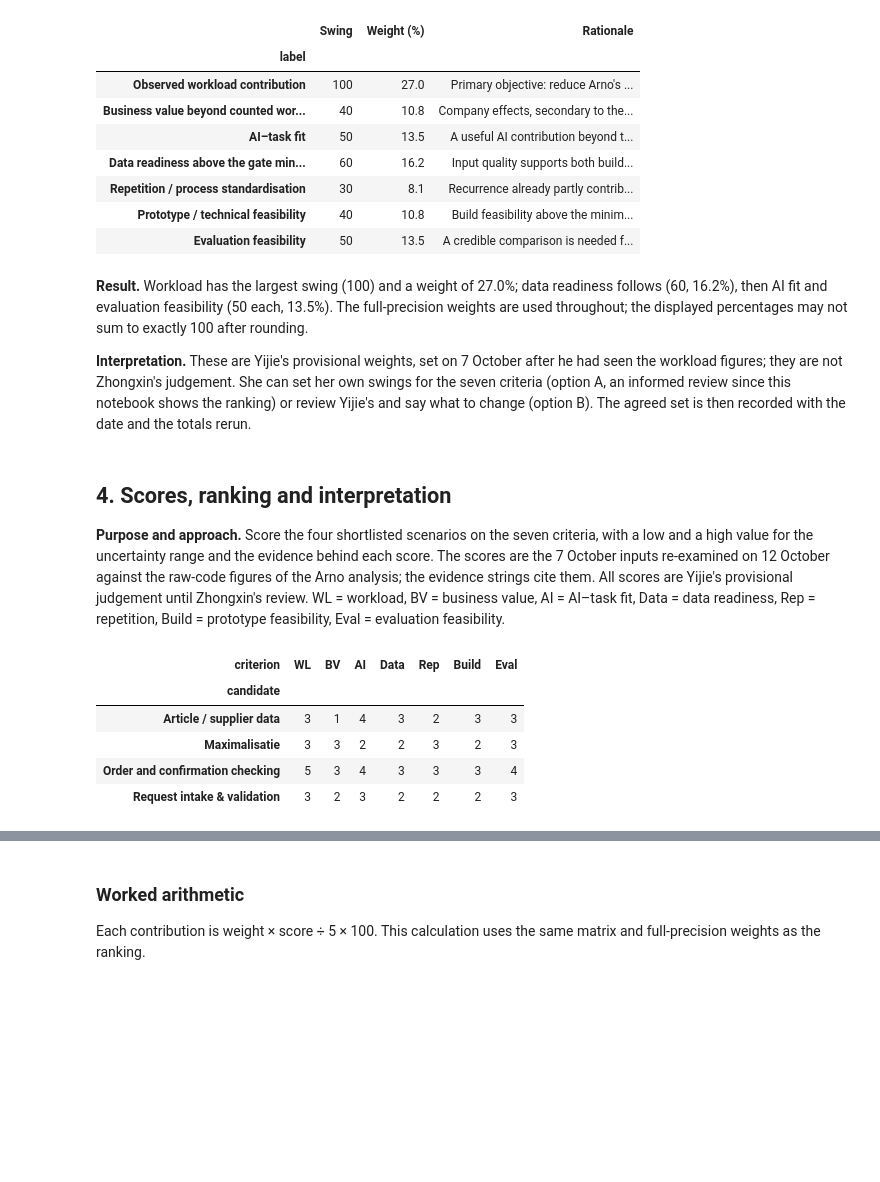
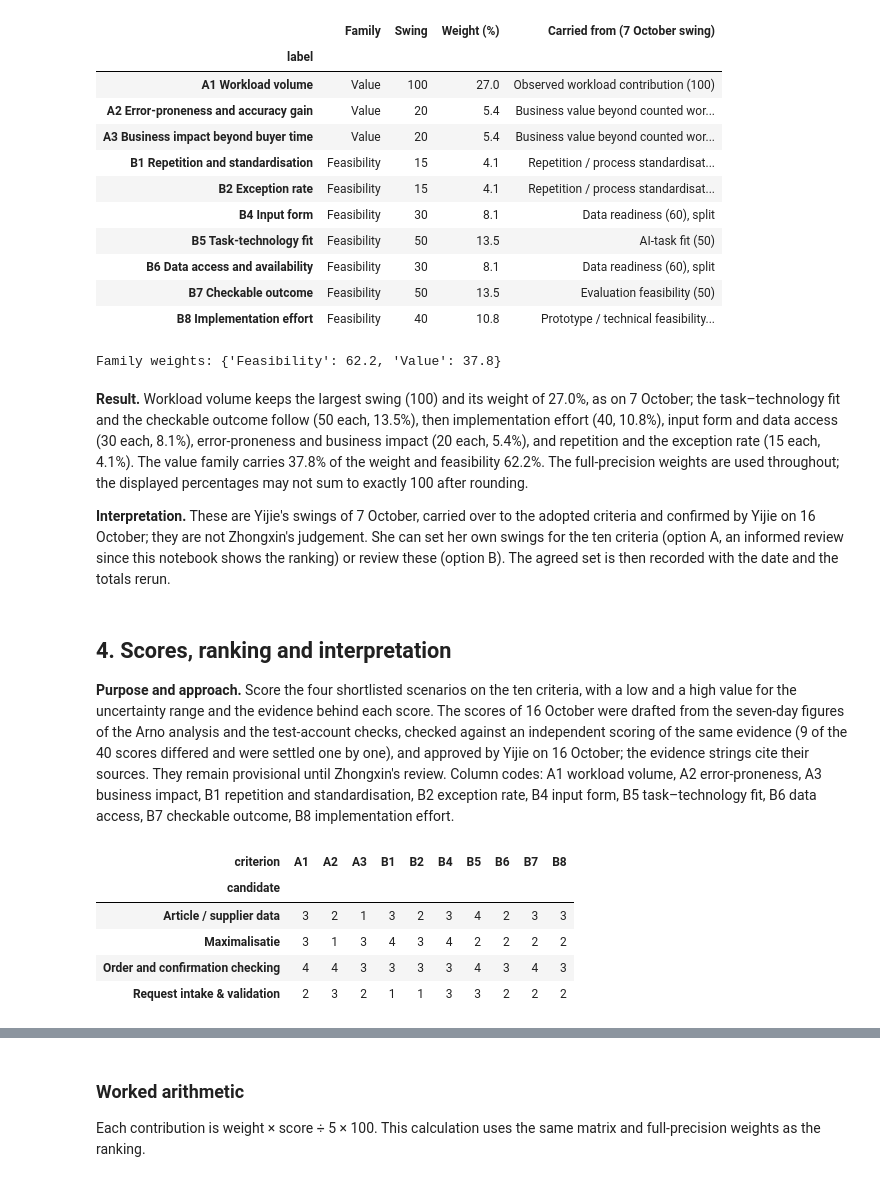
Before and after one commit to Luuuuuig/Bachelor-End-Project, a Jupyter notebook: Focal_Case_Selection_2026-10-07.ipynb, the cells around one changed output, grey strips where cells are left out. Saved outputs shown, nothing was run; the diff lists cells and outputs as text; code cells hidden in the pictures; blank space fills up the shorter version.

```diff
--- a/Focal_Case_Selection_2026-10-07.ipynb
+++ b/Focal_Case_Selection_2026-10-07.ipynb
@@ -517,37 +618,46 @@ A failed gate cannot be turned into a score of 1. The score-5 anchor for busines
 # %%
-# Yijie's provisional swings of 7 October (docs/analyze/Swing_Weights_Yijie_2026-10-07.md); not Zhongxin's
-weights = pd.DataFrame([('workload', 'Observed workload contribution', 100), ('business_value', 'Business value beyond counted workload', 40), ('ai_fit', 'AI–task fit', 50), ('data_readiness', 'Data readiness above the gate minimum', 60), ('repetition', 'Repetition / process standardisation', 30), ('prototype', 'Prototype / technical feasibility', 40), ('evaluation', 'Evaluation feasibility', 50)], columns=['criterion', 'label', 'swing']).set_index('criterion')
-weights['weight'] = weights['swing'] / weights['swing'].sum()
-weight_reasons = {
-    "workload": "Primary objective: reduce Arno's workload",
-    "business_value": "Company effects, secondary to the workload objective",
-    "ai_fit": "A useful AI contribution beyond the gate minimum",
-    "data_readiness": "Input quality supports both build and test",
-    "repetition": "Recurrence already partly contributes to workload",
-    "prototype": "Build feasibility above the minimum gate",
-    "evaluation": "A credible comparison is needed for SQ5",
-}
-weight_view = weights.set_index("label").rename(columns={"swing":"Swing", "weight":"Weight (%)"})
+# The adopted criteria with Yijie's swings of 7 October carried over (docs/analyze/Swing_Weights_Yijie_2026-10-07.md):
+# a criterion of 7 October that maps onto one new criterion keeps its swing; one that splits shares its swing equally
+weights = pd.DataFrame([
+    ("workload",    "Value",       "A1 Workload volume",                     100, "Observed workload contribution (100)"),
+    ("error",       "Value",       "A2 Error-proneness and accuracy gain",    20, "Business value beyond counted workload (40), split"),
+    ("impact",      "Value",       "A3 Business impact beyond buyer time",    20, "Business value beyond counted workload (40), split"),
+    ("repetition",  "Feasibility", "B1 Repetition and standardisation",       15, "Repetition / process standardisation (30), split"),
+    ("exceptions",  "Feasibility", "B2 Exception rate",                       15, "Repetition / process standardisation (30), split"),
+    ("input_form",  "Feasibility", "B4 Input form",                           30, "Data readiness (60), split"),
+    ("ai_fit",      "Feasibility", "B5 Task-technology fit",                  50, "AI-task fit (50)"),
+    ("data_access", "Feasibility", "B6 Data access and availability",         30, "Data readiness (60), split"),
+    ("checkable",   "Feasibility", "B7 Checkable outcome",                    50, "Evaluation feasibility (50)"),
+    ("build",       "Feasibility", "B8 Implementation effort",                40, "Prototype / technical feasibility (40)"),
+], columns=["criterion", "family", "label", "swing", "carried_from"]).set_index("criterion")
+weights["weight"] = weights["swing"] / weights["swing"].sum()
+assert weights["swing"].sum() == 370
+weight_view = weights.set_index("label")[["family", "swing", "weight", "carried_from"]].rename(
+    columns={"family": "Family", "swing": "Swing", "weight": "Weight (%)", "carried_from": "Carried from (7 October swing)"})
 weight_view["Weight (%)"] *= 100
-weight_view["Rationale"] = [weight_reasons[c] for c in weights.index]
-display(weight_view.style.format({"Swing":"{:.0f}", "Weight (%)":"{:.1f}"}))
+display(weight_view.style.format({"Swing": "{:.0f}", "Weight (%)": "{:.1f}"}))
+print("Family weights:", (weights.groupby("family")["weight"].sum() * 100).round(1).to_dict())
 # %% [output]
-|  | Swing | Weight (%) | Rationale |
-| label |  |  |  |
-| Observed workload contribution | 100 | 27.0 | Primary objective: reduce Arno's ... |
-| Business value beyond counted wor... | 40 | 10.8 | Company effects, secondary to the... |
-| AI–task fit | 50 | 13.5 | A useful AI contribution beyond t... |
-| Data readiness above the gate min... | 60 | 16.2 | Input quality supports both build... |
-| Repetition / process standardisation | 30 | 8.1 | Recurrence already partly contrib... |
-| Prototype / technical feasibility | 40 | 10.8 | Build feasibility above the minim... |
-| Evaluation feasibility | 50 | 13.5 | A credible comparison is needed f... |
+|  | Family | Swing | Weight (%) | Carried from (7 October swing) |
+| label |  |  |  |  |
+| A1 Workload volume | Value | 100 | 27.0 | Observed workload contribution (100) |
+| A2 Error-proneness and accuracy gain | Value | 20 | 5.4 | Business value beyond counted wor... |
+| A3 Business impact beyond buyer time | Value | 20 | 5.4 | Business value beyond counted wor... |
+| B1 Repetition and standardisation | Feasibility | 15 | 4.1 | Repetition / process standardisat... |
+| B2 Exception rate | Feasibility | 15 | 4.1 | Repetition / process standardisat... |
+| B4 Input form | Feasibility | 30 | 8.1 | Data readiness (60), split |
+| B5 Task-technology fit | Feasibility | 50 | 13.5 | AI-task fit (50) |
+| B6 Data access and availability | Feasibility | 30 | 8.1 | Data readiness (60), split |
+| B7 Checkable outcome | Feasibility | 50 | 13.5 | Evaluation feasibility (50) |
+| B8 Implementation effort | Feasibility | 40 | 10.8 | Prototype / technical feasibility... |
+Family weights: {'Feasibility': 62.2, 'Value': 37.8}
 # %% [markdown]
-**Result.** Workload has the largest swing (100) and a weight of 27.0%; data readiness follows (60, 16.2%), then AI fit and evaluation feasibility (50 each, 13.5%). The full-precision weights are used throughout; the displayed percentages may not sum to exactly 100 after rounding.
+**Result.** Workload volume keeps the largest swing (100) and its weight of 27.0%, as on 7 October; the task–technology fit and the checkable outcome follow (50 each, 13.5%), then implementation effort (40, 10.8%), input form and data access (30 each, 8.1%), error-proneness and business impact (20 each, 5.4%), and repetition and the exception rate (15 each, 4.1%). The value family carries 37.8% of the weight and feasibility 62.2%. The full-precision weights are used throughout; the displayed percentages may not sum to exactly 100 after rounding.
 
-**Interpretation.** These are Yijie's provisional weights, set on 7 October after he had seen the workload figures; they are not Zhongxin's judgement. She can set her own swings for the seven criteria (option A, an informed review since this notebook shows the ranking) or review Yijie's and say what to change (option B). The agreed set is then recorded with the date and the totals rerun.
+**Interpretation.** These are Yijie's swings of 7 October, carried over to the adopted criteria and confirmed by Yijie on 16 October; they are not Zhongxin's judgement. She can set her own swings for the ten criteria (option A, an informed review since this notebook shows the ranking) or review these (option B). The agreed set is then recorded with the date and the totals rerun.
 # %% [markdown]
 <a id="ranking"></a>
 ## 4. Scores, ranking and interpretation
 
-**Purpose and approach.** Score the four shortlisted scenarios on the seven criteria, with a low and a high value for the uncertainty range and the evidence behind each score. The scores are the 7 October inputs re-examined on 12 October against the raw-code figures of the Arno analysis; the evidence strings cite them. All scores are Yijie's provisional judgement until Zhongxin's review. WL = workload, BV = business value, AI = AI–task fit, Data = data readiness, Rep = repetition, Build = prototype feasibility, Eval = evaluation feasibility.
+**Purpose and approach.** Score the four shortlisted scenarios on the ten criteria, with a low and a high value for the uncertainty range and the evidence behind each score. The scores of 16 October were drafted from the seven-day figures of the Arno analysis and the test-account checks, checked against an independent scoring of the same evidence (9 of the 40 scores differed and were settled one by one), and approved by Yijie on 16 October; the evidence strings cite their sources. They remain provisional until Zhongxin's review. Column codes: A1 workload volume, A2 error-proneness, A3 business impact, B1 repetition and standardisation, B2 exception rate, B4 input form, B5 task–technology fit, B6 data access, B7 checkable outcome, B8 implementation effort.
 # %%
@@ -675,18 +858,19 @@ score_rows += [
 ]
 # %%
 scores = pd.DataFrame(score_rows, columns=['candidate', 'criterion', 'score', 'low', 'high', 'evidence'])
+assert set(scores["criterion"]) == set(weights.index) and len(scores) == len(weights) * scores["candidate"].nunique()
 scored = scores.loc[scores['candidate'].isin(stage_a.index[stage_a['scored_in_stage_b']])]
 score_table = scored.pivot(index='candidate', columns='criterion', values='score')[weights.index]
-criterion_short = {"workload":"WL", "business_value":"BV", "ai_fit":"AI", "data_readiness":"Data",
-                   "repetition":"Rep", "prototype":"Build", "evaluation":"Eval"}
+criterion_short = {"workload": "A1", "error": "A2", "impact": "A3", "repetition": "B1", "exceptions": "B2",
+                   "input_form": "B4", "ai_fit": "B5", "data_access": "B6", "checkable": "B7", "build": "B8"}
 display(score_table.rename(columns=criterion_short))
 # %% [output]
-| criterion | WL | BV | AI | Data | Rep | Build | Eval |
-| candidate |  |  |  |  |  |  |  |
-| Article / supplier data | 3 | 1 | 4 | 3 | 2 | 3 | 3 |
-| Maximalisatie | 3 | 3 | 2 | 2 | 3 | 2 | 3 |
-| Order and confirmation checking | 5 | 3 | 4 | 3 | 3 | 3 | 4 |
-| Request intake & validation | 3 | 2 | 3 | 2 | 2 | 2 | 3 |
+| criterion | A1 | A2 | A3 | B1 | B2 | B4 | B5 | B6 | B7 | B8 |
+| candidate |  |  |  |  |  |  |  |  |  |  |
+| Article / supplier data | 3 | 2 | 1 | 3 | 2 | 3 | 4 | 2 | 3 | 3 |
+| Maximalisatie | 3 | 1 | 3 | 4 | 3 | 4 | 2 | 2 | 2 | 2 |
+| Order and confirmation checking | 4 | 4 | 3 | 3 | 3 | 3 | 4 | 3 | 4 | 3 |
+| Request intake & validation | 2 | 3 | 2 | 1 | 1 | 3 | 3 | 2 | 2 | 2 |
 # %% [markdown]
 For candidate $i$, the weighted preference total is
 
```
Also changed, not shown: parts of 38 cells of this notebook, 10 other files.
